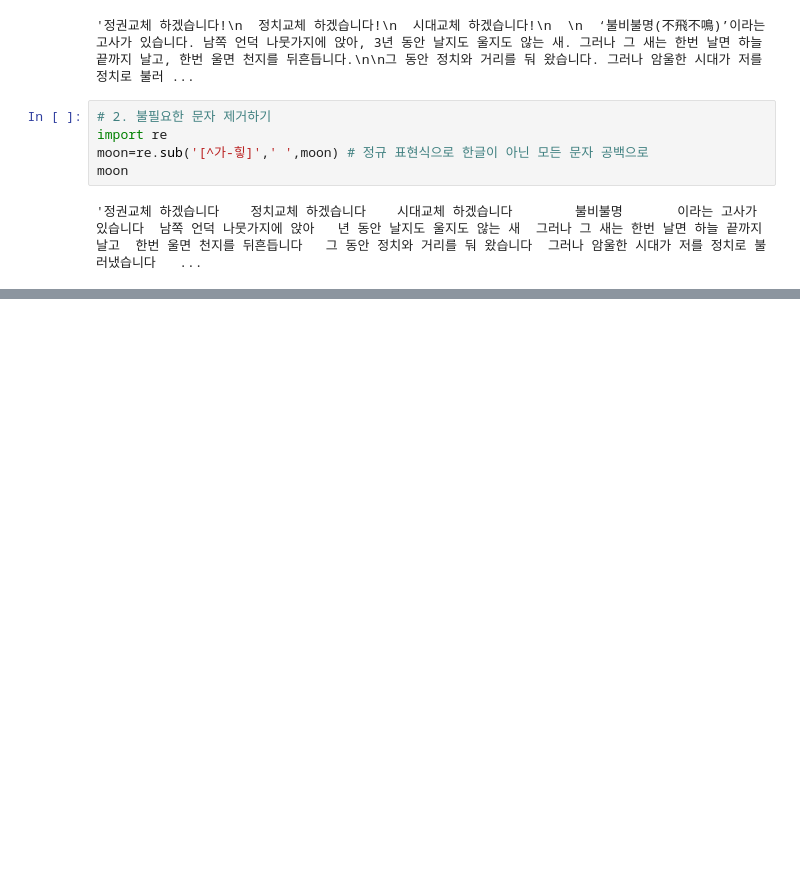
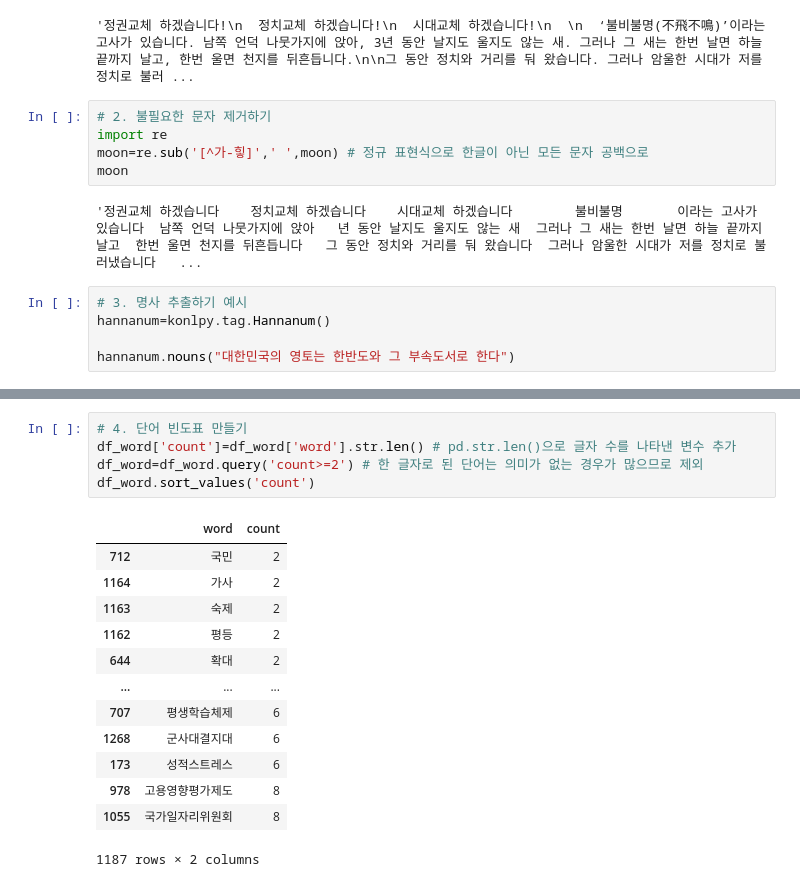
Before and after one commit to Devheun/Data-Analysis, a Jupyter notebook: Project2.ipynb, the cells around one changed output, grey strips where cells are left out. Cells and saved outputs as stored; diff of their text form; blank space fills up the shorter version.

```diff
--- a/Project2.ipynb
+++ b/Project2.ipynb
@@ -67,3 +45,8 @@ moon=re.sub('[^가-힣]',' ',moon) # 정규 표현식으로 한글이 아닌 모
 moon
 # %% [output]
 '정권교체 하겠습니다    정치교체 하겠습니다    시대교체 하겠습니다        불비불명       이라는 고사가 있습니다  남쪽 언덕 나뭇가지에 앉아   년 동안 날지도 울지도 않는 새  그러나 그 새는 한번 날면 하늘 끝까지 날고  한번 울면 천지를 뒤흔듭니다   그 동안 정치와 거리를 둬 왔습니다  그러나 암울한 시대가 저를 정치로 불러냈습니다   ...
+# %%
+# 3. 명사 추출하기 예시
+hannanum=konlpy.tag.Hannanum()
+
+hannanum.nouns("대한민국의 영토는 한반도와 그 부속도서로 한다")
@@ -69,0 +78,19 @@ moon
+# %%
+# 4. 단어 빈도표 만들기
+df_word['count']=df_word['word'].str.len() # pd.str.len()으로 글자 수를 나타낸 변수 추가
+df_word=df_word.query('count>=2') # 한 글자로 된 단어는 의미가 없는 경우가 많으므로 제외
+df_word.sort_values('count')
+# %% [output]
+|  | word | count |
+| 712 | 국민 | 2 |
+| 1164 | 가사 | 2 |
+| 1163 | 숙제 | 2 |
+| 1162 | 평등 | 2 |
+| 644 | 확대 | 2 |
+| ... | ... | ... |
+| 707 | 평생학습체제 | 6 |
+| 1268 | 군사대결지대 | 6 |
+| 173 | 성적스트레스 | 6 |
+| 978 | 고용영향평가제도 | 8 |
+| 1055 | 국가일자리위원회 | 8 |
+1187 rows × 2 columns
```
Also changed, not shown: parts of 9 cells of this notebook.
